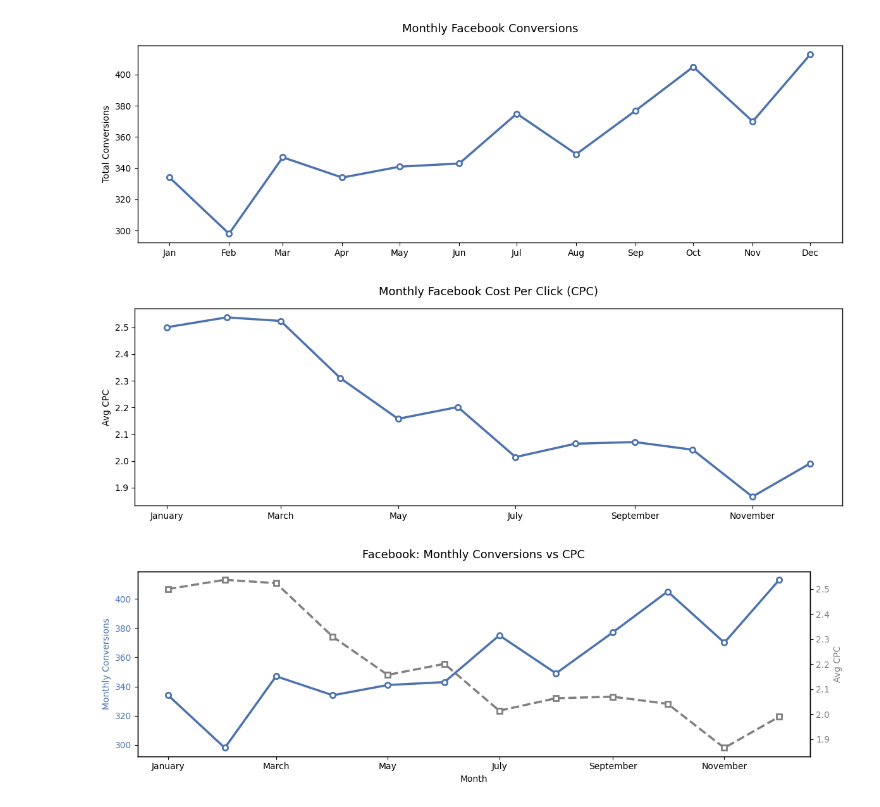
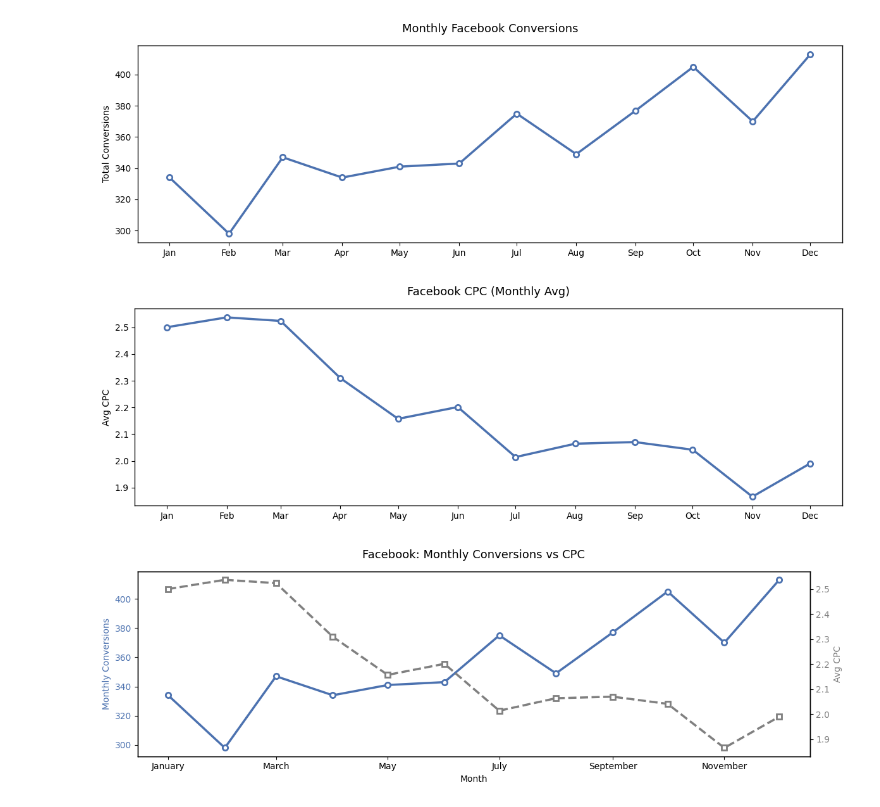
Before and after one commit to data-sous-shaif/Paid-Ads-Efficiency-Facebook-vs-AdWords, a Jupyter notebook: notebooks/eda.ipynb, the cells around one changed output. Drawn from its saved outputs; the diff is of its cells as text; code cells hidden in the pictures.

```diff
--- a/notebooks/eda.ipynb
+++ b/notebooks/eda.ipynb
@@ -700,45 +702,44 @@ plt.tight_layout()
 plt.show()
 # %% [output]
 [figure]
-# %%
-monthly_fb_cpc = df['facebook_cost_per_click_ad_cost_clicks'].resample('MS').mean()
-
-fig, ax = plt.subplots(figsize=(12, 4))
-
-# Plot with markers
-ax.plot(
-    monthly_fb_cpc.index,
-    monthly_fb_cpc.values,
-    color=FACEBOOK_COLOR,
-    linewidth=2.5,
-    marker='o',
-    markersize=6,
-    markerfacecolor='white',
-    markeredgewidth=2,
-    markeredgecolor=FACEBOOK_COLOR
-)
-
-# Styling
-ax.set_title('Monthly Facebook Cost Per Click (CPC)', fontsize=13, pad=15)
-ax.set_xlabel('')
-ax.set_ylabel('Avg CPC', fontsize=10)
-
-# Remove gridlines
-ax.grid(False)
-
-# Format x-axis with full month names
-ax.xaxis.set_major_formatter(mdates.DateFormatter('%B'))
-
-# Add border
-for spine in ax.spines.values():
-    spine.set_visible(True)
-    spine.set_linewidth(1)
-    spine.set_edgecolor('black')
-
-plt.tight_layout()
-plt.show()
-# %% [output]
-[figure, removed]
+# %%
+FB_COLOR = '#4C72B0'
+
+fb_cpc_m = df['facebook_cost_per_click_ad_cost_clicks'].resample('MS').mean()
+
+fig, ax = plt.subplots(figsize=(12, 4))
+
+ax.plot(
+    fb_cpc_m.index,
+    fb_cpc_m.values,
+    color=FB_COLOR,
+    linewidth=2.5,
+    marker='o',
+    markersize=6,
+    markerfacecolor='white',
+    markeredgewidth=2,
+    markeredgecolor=FB_COLOR
+)
+
+ax.set_title('Facebook CPC (Monthly Avg)', fontsize=13, pad=15)
+ax.set_ylabel('Avg CPC')
+ax.set_xlabel('')
+ax.grid(False)
+
+# 🔑 FORCE every month
+ax.xaxis.set_major_locator(mdates.MonthLocator())
+ax.xaxis.set_major_formatter(mdates.DateFormatter('%b'))
+
+# Border
+for spine in ax.spines.values():
+    spine.set_visible(True)
+    spine.set_linewidth(1)
+    spine.set_edgecolor('black')
+
+plt.tight_layout()
+plt.show()
+# %% [output]
+[figure, added]
 # %%
 fig, ax1 = plt.subplots(figsize=(12, 4))
 
```
Also changed, not shown: parts of 3 cells of this notebook.
